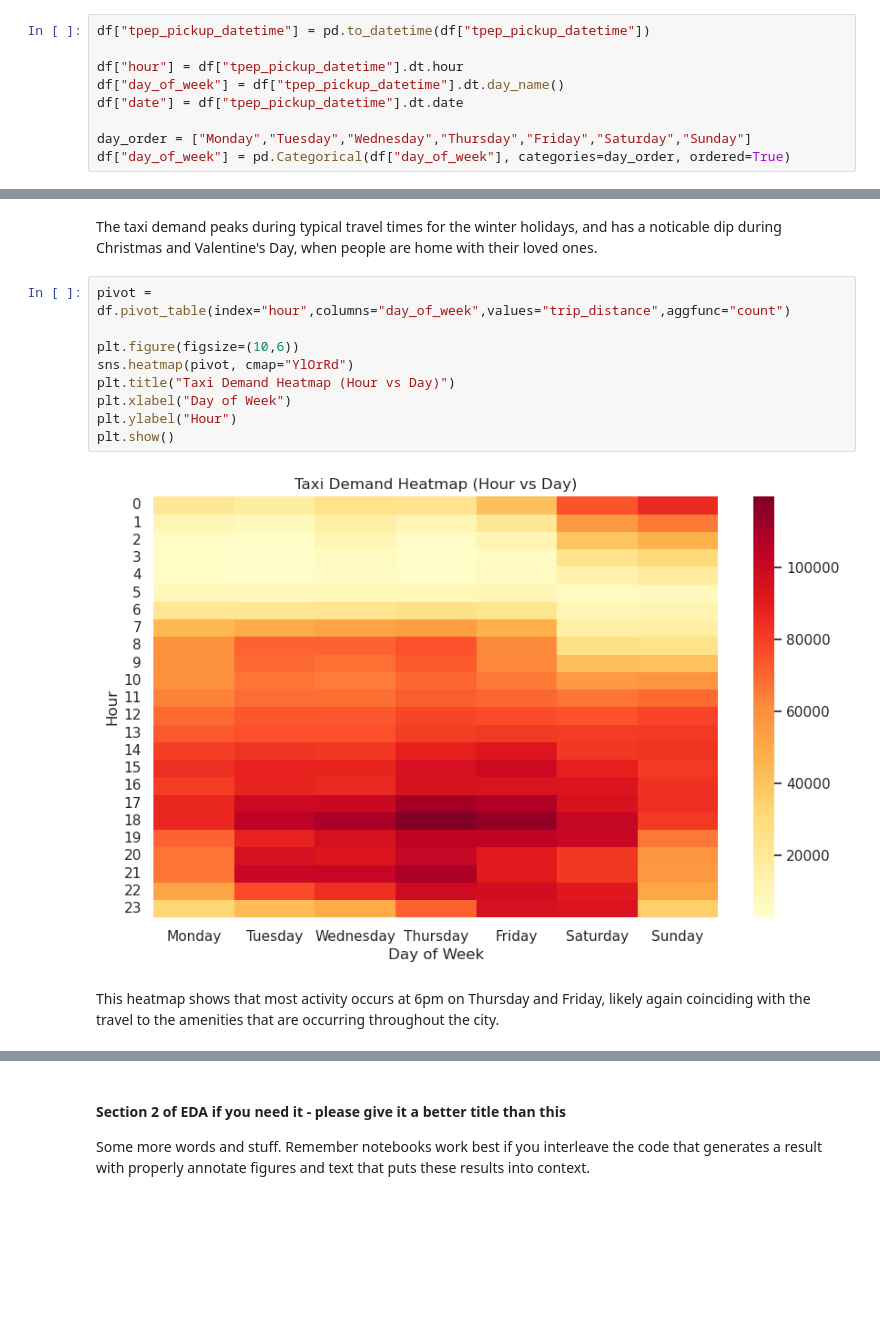
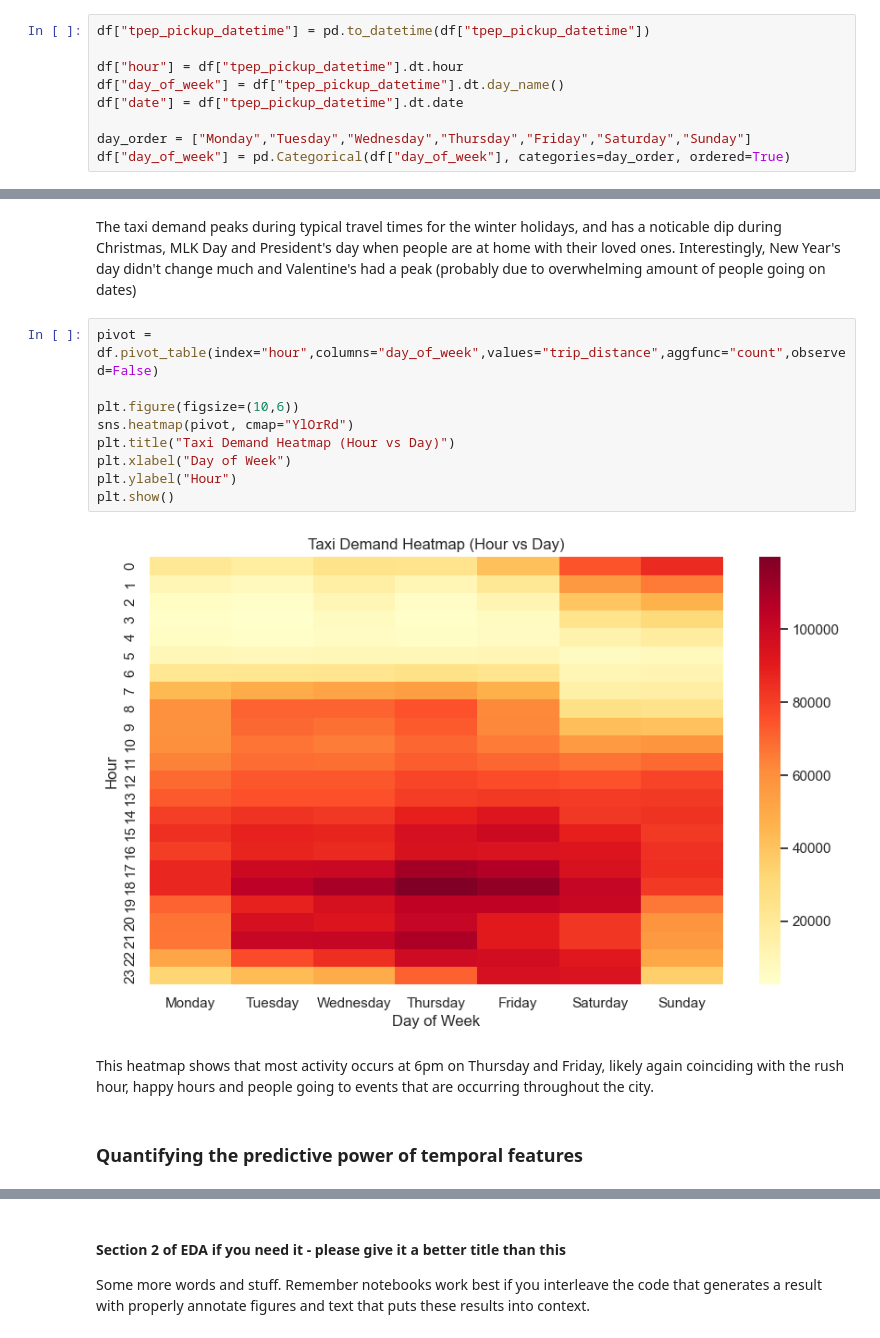
Before and after one commit to COGS108/Group062_WI26, a Jupyter notebook: 02-EDACheckpoint.ipynb, the cells around one changed output, grey strips where cells are left out. Saved outputs shown, nothing was run; the diff lists cells and outputs as text; blank space fills up the shorter version.

Commit message:
Cleanup + titles + notes on graphs

```diff
--- a/02-EDACheckpoint.ipynb
+++ b/02-EDACheckpoint.ipynb
@@ -546,15 +569,17 @@ plt.show()
 # %% [markdown]
-The taxi demand peaks during typical travel times for the winter holidays, and has a noticable dip during Christmas and Valentine's Day, when people are home with their loved ones.
+The taxi demand peaks during typical travel times for the winter holidays, and has a noticable dip during Christmas, MLK Day and President's day when people are at home with their loved ones. Interestingly, New Year's day didn't change much and Valentine's had a peak (probably due to overwhelming amount of people going on dates)
 # %%
-pivot = df.pivot_table(index="hour",columns="day_of_week",values="trip_distance",aggfunc="count")
+pivot = df.pivot_table(index="hour",columns="day_of_week",values="trip_distance",aggfunc="count",observed=False)
 
 plt.figure(figsize=(10,6))
 sns.heatmap(pivot, cmap="YlOrRd")
 plt.title("Taxi Demand Heatmap (Hour vs Day)")
 plt.xlabel("Day of Week")
 plt.ylabel("Hour")
 plt.show()
 # %% [output]
-[figure, old version]
+[figure, new version]
 # %% [markdown]
-This heatmap shows that most activity occurs at 6pm on Thursday and Friday, likely again coinciding with the travel to the amenities that are occurring throughout the city.
+This heatmap shows that most activity occurs at 6pm on Thursday and Friday, likely again coinciding with the rush hour, happy hours and people going to events that are occurring throughout the city.
+# %% [markdown]
+### Quantifying the predictive power of temporal features
```
Also changed, not shown: parts of 15 cells of this notebook.
